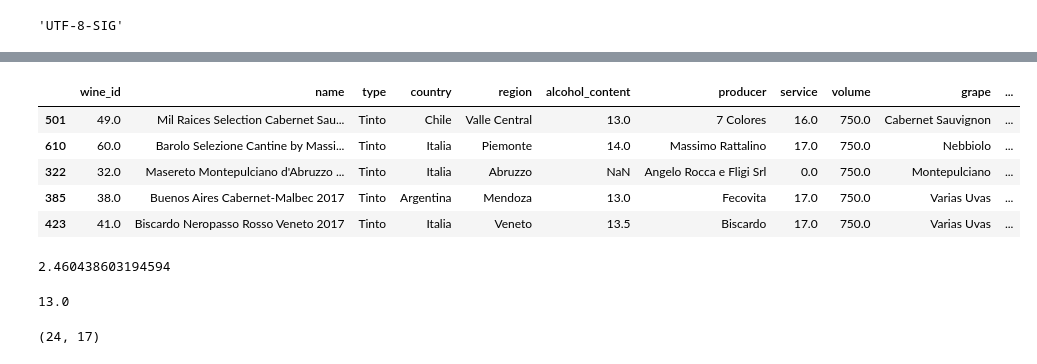
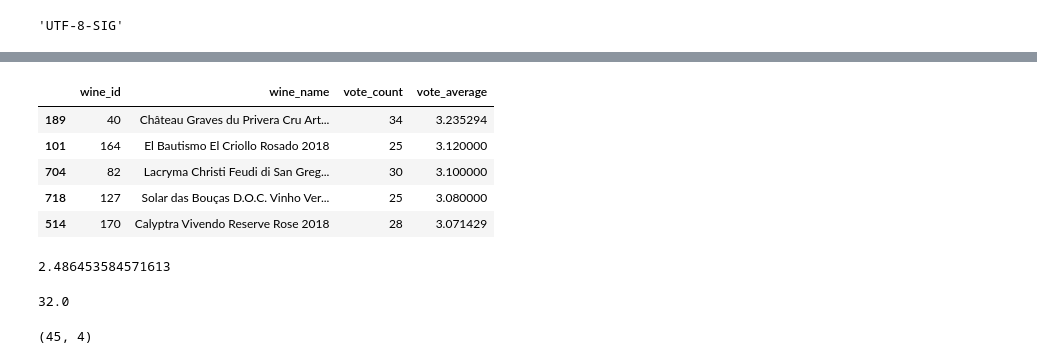
Before and after one commit to copquesz/LiveDWine, a Jupyter notebook: Wine_Recommendation_Sample.ipynb, the cells around one changed output, grey strips where cells are left out. Drawn from its saved outputs; the diff is of its cells as text; code cells hidden in the pictures.

```diff
--- a/Wine_Recommendation_Sample.ipynb
+++ b/Wine_Recommendation_Sample.ipynb
@@ -17,8 +15,12 @@ wines_csv_encoding
 # %% [output]
 'UTF-8-SIG'
 # %%
-# Detect the enconde having in rating csv file.
-rating_csv_encoding = find_encoding('data/wines.csv')
-rating_csv_encoding
+# Detect the enconde having in ratings csv file.
+ratings_csv_encoding = find_encoding('data/wines.csv')
+ratings_csv_encoding
 # %% [output]
 'UTF-8-SIG'
+# %%
+# Detect the enconde having in users csv file.
+users_csv_encoding = find_encoding('data/users.csv')
+users_csv_encoding
@@ -25,11 +29,17 @@ rating_csv_encoding
 # %%
 # Build dataframe
-wines_col = ['wine_id', 'name', 'type', 'country', 'region', 'alcohol_content', 'producer', 'service', 'volume', 'grape', 'harvest', 'harmonization', 'image']
+wines_col = ['wine_id', 'wine_name', 'type', 'country', 'region', 'alcohol_content', 'producer', 'service', 'volume', 'grape', 'harvest', 'harmonization', 'image']
 wines = pd.read_csv('data/wines.csv', sep=';', encoding=wines_csv_encoding, names=wines_col, engine='python')
 
 ratings_col = ['user_id', 'wine_id', 'rating']
-ratings = pd.read_csv('data/ratings.csv', sep=';', encoding=rating_csv_encoding, names=ratings_col, engine='python')
+ratings = pd.read_csv('data/ratings.csv', sep=';', encoding=ratings_csv_encoding, names=ratings_col, engine='python')
+
+# Build dataframe
+users_col = ["user_id", 'user_name', 'gender', 'profession', 'age']
+users = pd.read_csv('data/users.csv', sep=';', encoding=users_csv_encoding, names=users_col, engine='python')
 
 df = pd.merge(wines, ratings)
+df = pd.merge(df, users)
+df.drop(columns=['type', 'country', 'region', 'alcohol_content', 'producer', 'service', 'volume', 'grape', 'harvest', 'harmonization', 'image', 'user_name', 'gender', 'profession', 'age'], axis=1, inplace=True)
 df.head()
 # %% [output]
@@ -42,40 +52,41 @@ df.head()
 # %%
 # Set wine's ratings and total ratings.
 wines_sizes_ratings = df.groupby('wine_id').agg({'rating': [np.size, np.mean]})
 sizes = wines_sizes_ratings['rating']['size']
 means = wines_sizes_ratings['rating']['mean']
 df.drop_duplicates('wine_id', inplace=True)
 for i in range(len(wines_sizes_ratings)):
     df['vote_count'] = sizes.values
     df['vote_average'] = means.values
 
 # Displaying the ordered dataframe
+df.drop(columns=['user_id', 'rating'], axis=1, inplace=True)
 df.sort_values(['vote_average', 'vote_count'], ascending=False).head()
 # %% [output]
-|  | wine_id | name | type | country | region | alcohol_content | producer | service | volume | grape | ... |
-| 501 | 49.0 | Mil Raices Selection Cabernet Sau... | Tinto | Chile | Valle Central | 13.0 | 7 Colores | 16.0 | 750.0 | Cabernet Sauvignon | ... |
-| 610 | 60.0 | Barolo Selezione Cantine by Massi... | Tinto | Italia | Piemonte | 14.0 | Massimo Rattalino | 17.0 | 750.0 | Nebbiolo | ... |
-| 322 | 32.0 | Masereto Montepulciano d'Abruzzo ... | Tinto | Italia | Abruzzo | NaN | Angelo Rocca e Fligi Srl | 0.0 | 750.0 | Montepulciano | ... |
-| 385 | 38.0 | Buenos Aires Cabernet-Malbec 2017 | Tinto | Argentina | Mendoza | 13.0 | Fecovita | 17.0 | 750.0 | Varias Uvas | ... |
-| 423 | 41.0 | Biscardo Neropasso Rosso Veneto 2017 | Tinto | Italia | Veneto | 13.5 | Biscardo | 17.0 | 750.0 | Varias Uvas | ... |
+|  | wine_id | wine_name | vote_count | vote_average |
+| 189 | 40 | Château Graves du Privera Cru Art... | 34 | 3.235294 |
+| 101 | 164 | El Bautismo El Criollo Rosado 2018 | 25 | 3.120000 |
+| 704 | 82 | Lacryma Christi Feudi di San Greg... | 30 | 3.100000 |
+| 718 | 127 | Solar das Bouças D.O.C. Vinho Ver... | 25 | 3.080000 |
+| 514 | 170 | Calyptra Vivendo Reserve Rose 2018 | 28 | 3.071429 |
 # %%
 # Mean of average of the dataframe.
 c = df['vote_average'].mean()
 print(c)
 # %% [output]
-2.460438603194594
+2.486453584571613
 # %%
 # Now we calculate the 'm' to execute algorithm. -> m: minimum number of votes required to be listed
 m = df['vote_count'].quantile(0.75)
 print(m)
 # %% [output]
-13.0
+32.0
 # %%
 # Qualified wines, based on vote counts.
 q_wines = df.copy().loc[df['vote_count'] >= m]
 q_wines.shape
 # %% [output]
-(24, 17)
+(45, 4)
 # %%
 def weighted_rating(x, m=m, c=c):
     v = x['vote_count']
```
Also changed, not shown: parts of 4 cells of this notebook, 2 other files.
